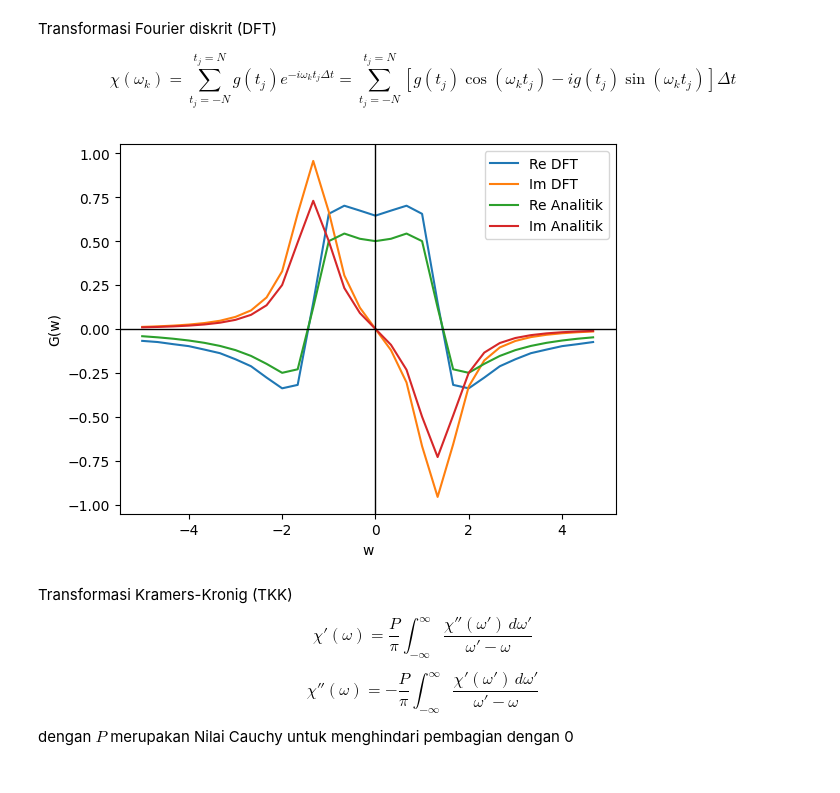
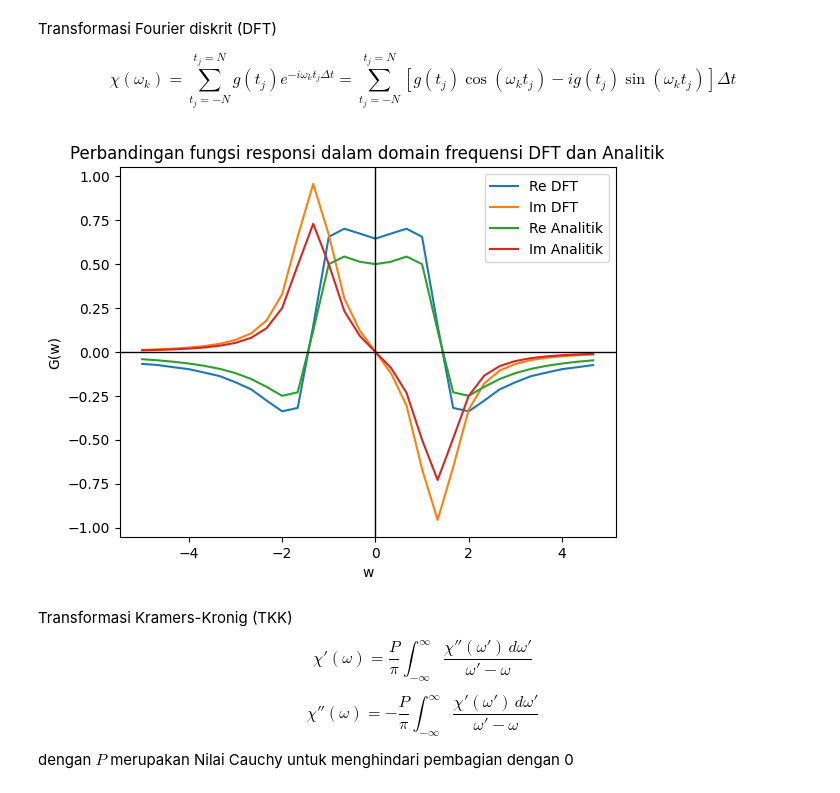
Before and after one commit to Ariftia/Tugas-Matkom, a Jupyter notebook: Tugas_Pak_Iman.ipynb, the cells around one changed output. Cells and saved outputs as stored; diff of their text form; code cells hidden in the pictures.

```diff
--- a/Tugas_Pak_Iman.ipynb
+++ b/Tugas_Pak_Iman.ipynb
@@ -99,34 +98,35 @@ def G_w_dft_real(omega):
 
 def G_w_dft_imaginer(omega):
     G_w_imaginer = 0
     for i in range(len(t_dft)):
         G_w_imaginer += -fungsi_respon_waktu(t_dft[i]) * np.sin(omega*t_dft[i]) * dt
     return G_w_imaginer
 
 analitik_real = G_w_analitik_real(w)
 analitik_imaginer = G_w_analitik_imaginer(w)
 
 hasil_dft_real = G_w_dft_real(w)
 hasil_dft_imaginer = G_w_dft_imaginer(w)
 
 # # menggunakan fungsi FFT dari scipy
 # G_w_fft = fft(G_t)
 # plt.plot(w, G_w_fft.real, label='Re FFT')
 # plt.plot(w, G_w_fft.imag, label='Im FFT')
 
 #plotting grafik
 plt.plot(w, hasil_dft_real, label='Re DFT')
 plt.plot(w, hasil_dft_imaginer, label='Im DFT')
 plt.plot(w, analitik_real,label='Re Analitik')
 plt.plot(w,analitik_imaginer, label='Im Analitik')
+plt.title('Perbandingan fungsi responsi dalam domain frequensi DFT dan Analitik')
 plt.axhline(y=0, color='black', lw=1)
 plt.axvline(x=0, color='black', lw=1)
 plt.xlabel('w')
 plt.ylabel('G(w)')
 plt.legend()
 plt.show()
 # %% [output]
-[figure, old version]
+[figure, new version]
 # %% [markdown]
 Transformasi Kramers-Kronig (TKK)
 $$
```
Also changed, not shown: parts of 2 cells of this notebook.
